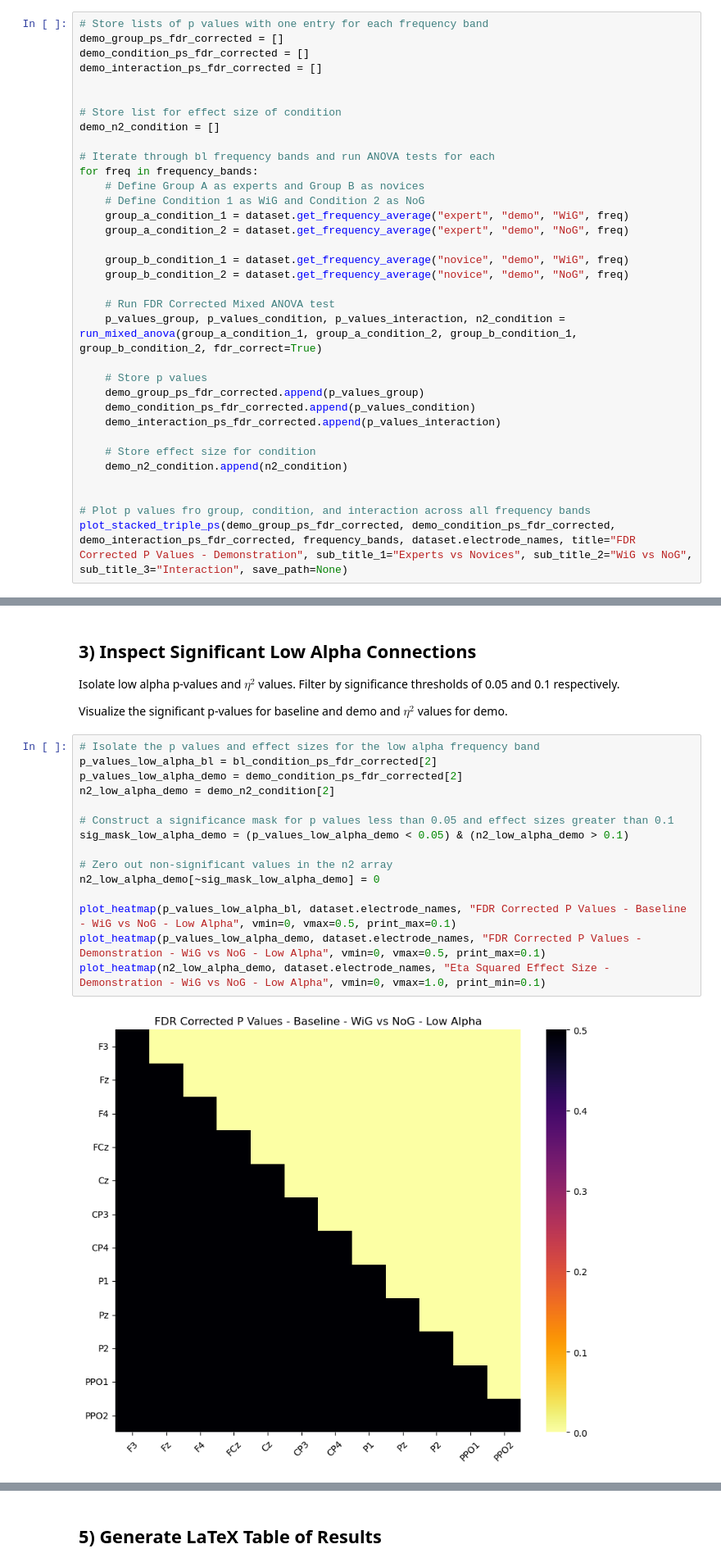
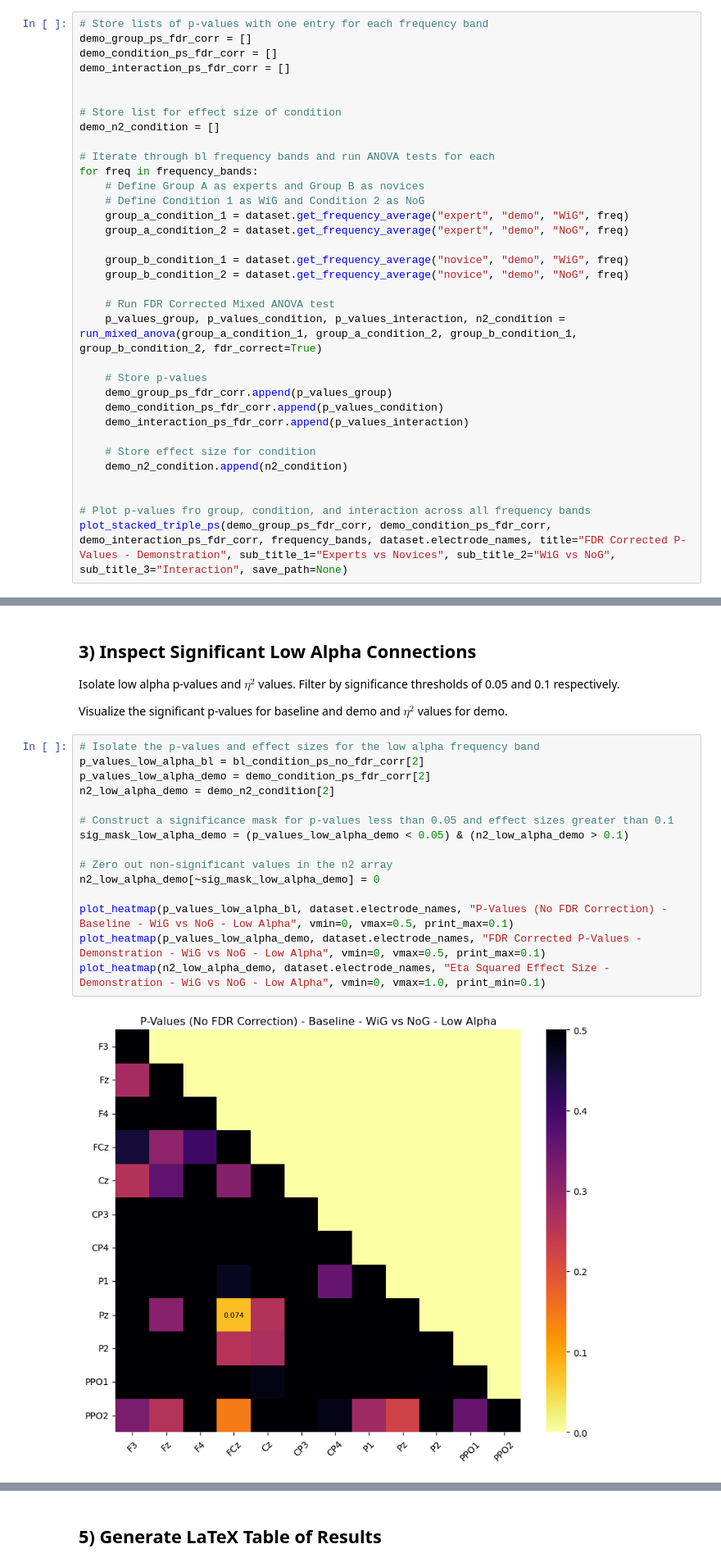
Before and after one commit to orion-junkins/eeg-connectivity, a Jupyter notebook: results_reproduction.ipynb, the cells around one changed output, grey strips where cells are left out. Shown at 82% size. Drawn from its saved outputs; the diff is of its cells as text.

Commit message:
Results notebook improved to use non FDR adj baseline p-values

```diff
--- a/results_reproduction.ipynb
+++ b/results_reproduction.ipynb
@@ -98,8 +167,8 @@ Repeat for explanation or "demo" data:
 # %%
-# Store lists of p values with one entry for each frequency band
-demo_group_ps_fdr_corrected = []
-demo_condition_ps_fdr_corrected = []
-demo_interaction_ps_fdr_corrected = []
+# Store lists of p-values with one entry for each frequency band
+demo_group_ps_fdr_corr = []
+demo_condition_ps_fdr_corr = []
+demo_interaction_ps_fdr_corr = []
 
 
 # Store list for effect size of condition
@@ -118,17 +187,17 @@ for freq in frequency_bands:
     # Run FDR Corrected Mixed ANOVA test
     p_values_group, p_values_condition, p_values_interaction, n2_condition = run_mixed_anova(group_a_condition_1, group_a_condition_2, group_b_condition_1, group_b_condition_2, fdr_correct=True)
 
-    # Store p values
-    demo_group_ps_fdr_corrected.append(p_values_group)
-    demo_condition_ps_fdr_corrected.append(p_values_condition)
-    demo_interaction_ps_fdr_corrected.append(p_values_interaction)
+    # Store p-values
+    demo_group_ps_fdr_corr.append(p_values_group)
+    demo_condition_ps_fdr_corr.append(p_values_condition)
+    demo_interaction_ps_fdr_corr.append(p_values_interaction)
 
     # Store effect size for condition
     demo_n2_condition.append(n2_condition)
 
 
-# Plot p values fro group, condition, and interaction across all frequency bands
-plot_stacked_triple_ps(demo_group_ps_fdr_corrected, demo_condition_ps_fdr_corrected, demo_interaction_ps_fdr_corrected, frequency_bands, dataset.electrode_names, title="FDR Corrected P Values - Demonstration", sub_title_1="Experts vs Novices", sub_title_2="WiG vs NoG", sub_title_3="Interaction", save_path=None)
+# Plot p-values fro group, condition, and interaction across all frequency bands
+plot_stacked_triple_ps(demo_group_ps_fdr_corr, demo_condition_ps_fdr_corr, demo_interaction_ps_fdr_corr, frequency_bands, dataset.electrode_names, title="FDR Corrected P-Values - Demonstration", sub_title_1="Experts vs Novices", sub_title_2="WiG vs NoG", sub_title_3="Interaction", save_path=None)
 # %% [output]
 [figure]
 # %% [markdown]
@@ -138,22 +207,22 @@ Isolate low alpha p-values and $\eta^2$ values. Filter by significance threshold
 
 Visualize the significant p-values for baseline and demo and $\eta^2$ values for demo.
 # %%
-# Isolate the p values and effect sizes for the low alpha frequency band
-p_values_low_alpha_bl = bl_condition_ps_fdr_corrected[2]
-p_values_low_alpha_demo = demo_condition_ps_fdr_corrected[2]
+# Isolate the p-values and effect sizes for the low alpha frequency band
+p_values_low_alpha_bl = bl_condition_ps_no_fdr_corr[2]
+p_values_low_alpha_demo = demo_condition_ps_fdr_corr[2]
 n2_low_alpha_demo = demo_n2_condition[2]
 
-# Construct a significance mask for p values less than 0.05 and effect sizes greater than 0.1
+# Construct a significance mask for p-values less than 0.05 and effect sizes greater than 0.1
 sig_mask_low_alpha_demo = (p_values_low_alpha_demo < 0.05) & (n2_low_alpha_demo > 0.1)
 
 # Zero out non-significant values in the n2 array
 n2_low_alpha_demo[~sig_mask_low_alpha_demo] = 0
 
-plot_heatmap(p_values_low_alpha_bl, dataset.electrode_names, "FDR Corrected P Values - Baseline - WiG vs NoG - Low Alpha", vmin=0, vmax=0.5, print_max=0.1)
-plot_heatmap(p_values_low_alpha_demo, dataset.electrode_names, "FDR Corrected P Values - Demonstration - WiG vs NoG - Low Alpha", vmin=0, vmax=0.5, print_max=0.1)
+plot_heatmap(p_values_low_alpha_bl, dataset.electrode_names, "P-Values (No FDR Correction) - Baseline - WiG vs NoG - Low Alpha", vmin=0, vmax=0.5, print_max=0.1)
+plot_heatmap(p_values_low_alpha_demo, dataset.electrode_names, "FDR Corrected P-Values - Demonstration - WiG vs NoG - Low Alpha", vmin=0, vmax=0.5, print_max=0.1)
 plot_heatmap(n2_low_alpha_demo, dataset.electrode_names, "Eta Squared Effect Size - Demonstration - WiG vs NoG - Low Alpha", vmin=0, vmax=1.0, print_min=0.1)
 # %% [output]
-[figure, old version]
+[figure, new version]
 [figure]
 [figure]
 # %% [markdown]
```
Also changed, not shown: parts of 9 cells of this notebook.
